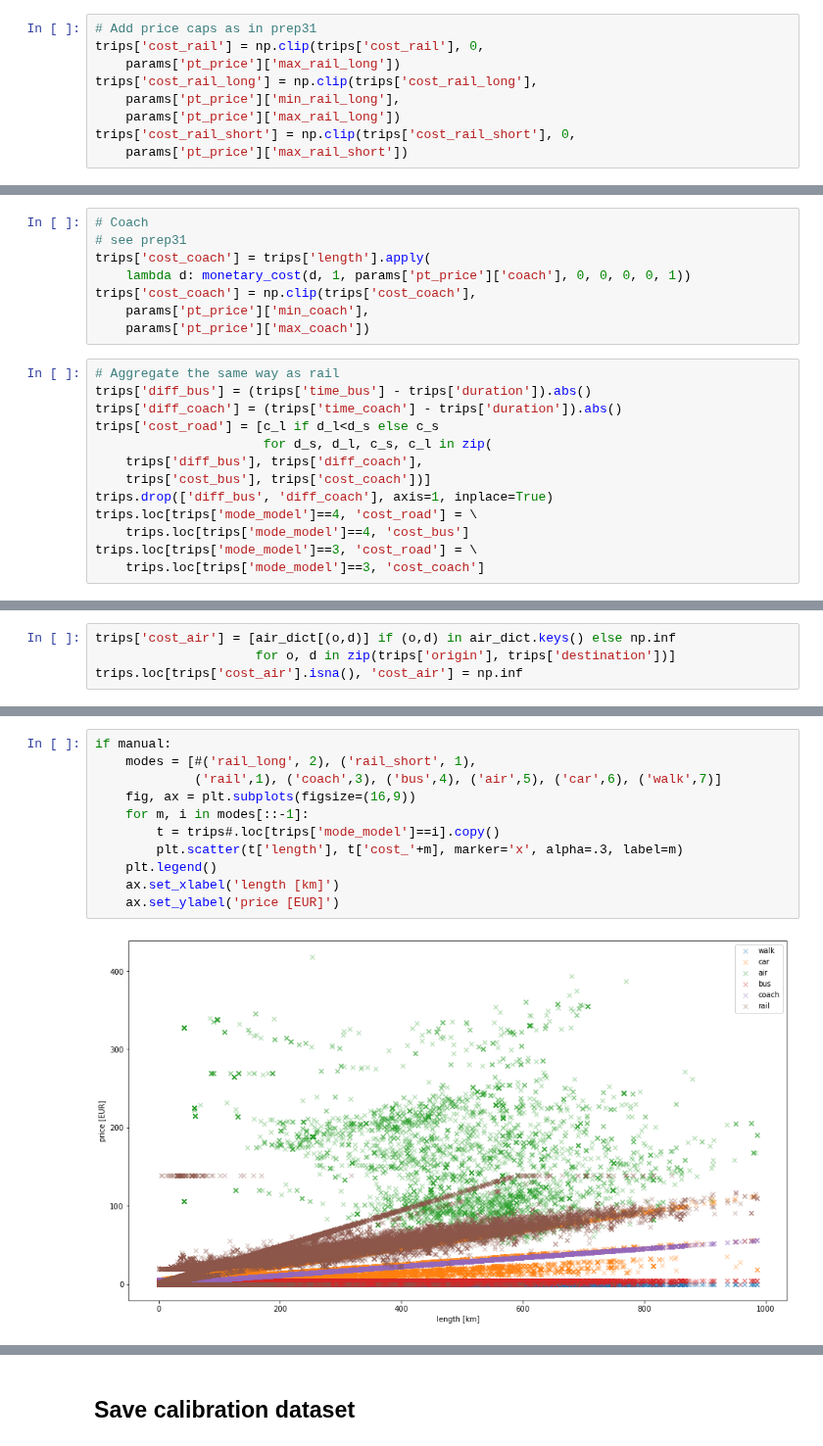
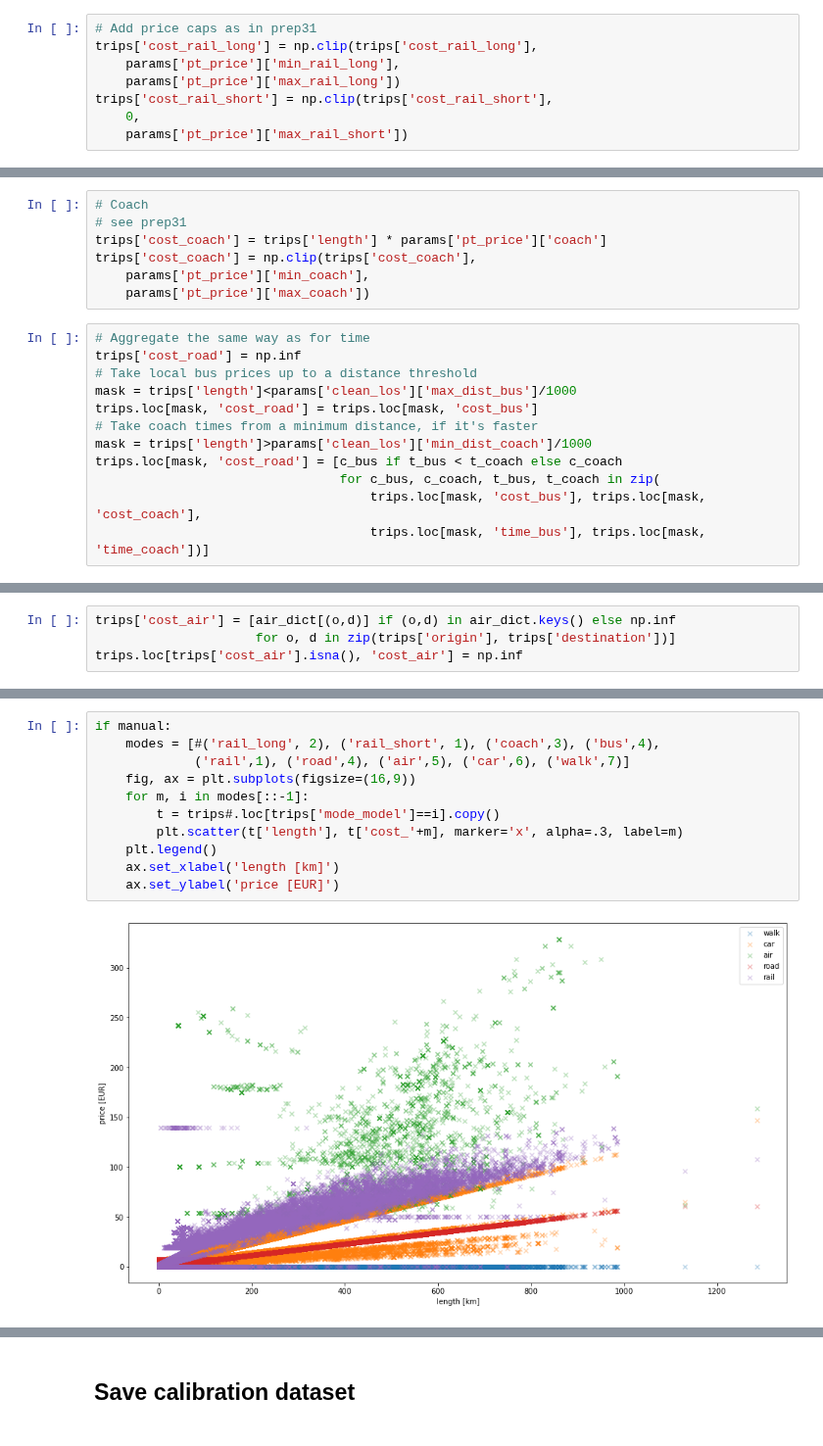
Before and after one commit to marlinarnz/quetzal_germany, a Jupyter notebook: notebooks/cal11_los_columns.ipynb, the cells around one changed output, grey strips where cells are left out. Shown at 98% size. Saved outputs shown, nothing was run; the diff lists cells and outputs as text.

Commit message:
bugfix in PT prices

```diff
--- a/notebooks/cal11_los_columns.ipynb
+++ b/notebooks/cal11_los_columns.ipynb
@@ -473,9 +475,8 @@ trips.loc[trips['mode_model']==2, 'cost_rail'] = \
 # %%
 # Add price caps as in prep31
-trips['cost_rail'] = np.clip(trips['cost_rail'], 0,
-    params['pt_price']['max_rail_long'])
 trips['cost_rail_long'] = np.clip(trips['cost_rail_long'],
     params['pt_price']['min_rail_long'],
     params['pt_price']['max_rail_long'])
-trips['cost_rail_short'] = np.clip(trips['cost_rail_short'], 0,
+trips['cost_rail_short'] = np.clip(trips['cost_rail_short'],
+    0,
     params['pt_price']['max_rail_short'])
@@ -491,24 +510,22 @@ trips['cost_bus'] = [region_prices[r] * ticket_dict[t] for r,t in zip(
 # %%
 # Coach
 # see prep31
-trips['cost_coach'] = trips['length'].apply(
-    lambda d: monetary_cost(d, 1, params['pt_price']['coach'], 0, 0, 0, 0, 1))
+trips['cost_coach'] = trips['length'] * params['pt_price']['coach']
 trips['cost_coach'] = np.clip(trips['cost_coach'],
     params['pt_price']['min_coach'],
     params['pt_price']['max_coach'])
-# %%
-# Aggregate the same way as rail
-trips['diff_bus'] = (trips['time_bus'] - trips['duration']).abs()
-trips['diff_coach'] = (trips['time_coach'] - trips['duration']).abs()
-trips['cost_road'] = [c_l if d_l<d_s else c_s
-                      for d_s, d_l, c_s, c_l in zip(
-    trips['diff_bus'], trips['diff_coach'],
-    trips['cost_bus'], trips['cost_coach'])]
-trips.drop(['diff_bus', 'diff_coach'], axis=1, inplace=True)
-trips.loc[trips['mode_model']==4, 'cost_road'] = \
-    trips.loc[trips['mode_model']==4, 'cost_bus']
-trips.loc[trips['mode_model']==3, 'cost_road'] = \
-    trips.loc[trips['mode_model']==3, 'cost_coach']
+# %%
+# Aggregate the same way as for time
+trips['cost_road'] = np.inf
+# Take local bus prices up to a distance threshold
+mask = trips['length']<params['clean_los']['max_dist_bus']/1000
+trips.loc[mask, 'cost_road'] = trips.loc[mask, 'cost_bus']
+# Take coach times from a minimum distance, if it's faster
+mask = trips['length']>params['clean_los']['min_dist_coach']/1000
+trips.loc[mask, 'cost_road'] = [c_bus if t_bus < t_coach else c_coach
+                                for c_bus, c_coach, t_bus, t_coach in zip(
+                                    trips.loc[mask, 'cost_bus'], trips.loc[mask, 'cost_coach'],
+                                    trips.loc[mask, 'time_bus'], trips.loc[mask, 'time_coach'])]
 # %%
 # Air, see prep31
 # Take the fastest connections from the model
@@ -539,13 +556,13 @@ trips.groupby('mode_model').agg({'cost_car': 'mean', 'cost_coach': 'mean',
 # %%
 if manual:
-    modes = [#('rail_long', 2), ('rail_short', 1),
-             ('rail',1), ('coach',3), ('bus',4), ('air',5), ('car',6), ('walk',7)]
+    modes = [#('rail_long', 2), ('rail_short', 1), ('coach',3), ('bus',4),
+             ('rail',1), ('road',4), ('air',5), ('car',6), ('walk',7)]
     fig, ax = plt.subplots(figsize=(16,9))
     for m, i in modes[::-1]:
         t = trips#.loc[trips['mode_model']==i].copy()
         plt.scatter(t['length'], t['cost_'+m], marker='x', alpha=.3, label=m)
     plt.legend()
     ax.set_xlabel('length [km]')
     ax.set_ylabel('price [EUR]')
 # %% [output]
-[figure, old version]
+[figure, new version]
```
Also changed, not shown: parts of 30 cells of this notebook, 3 other files.
